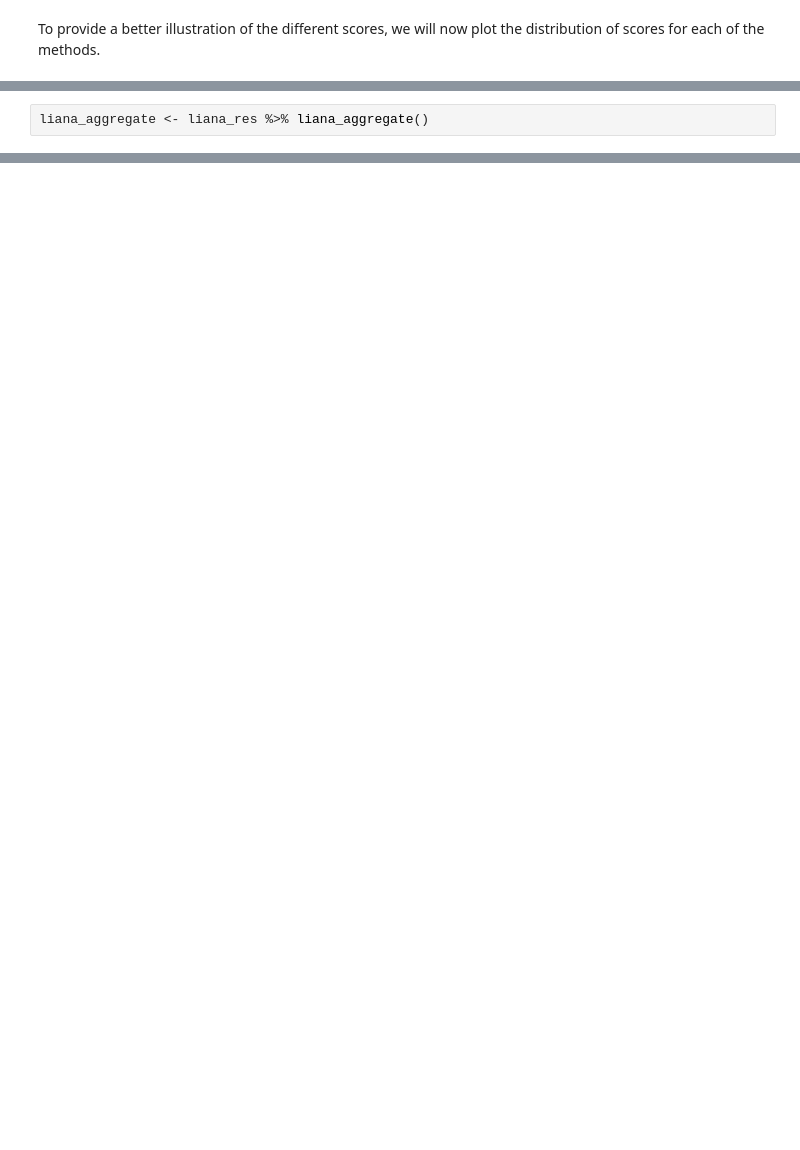
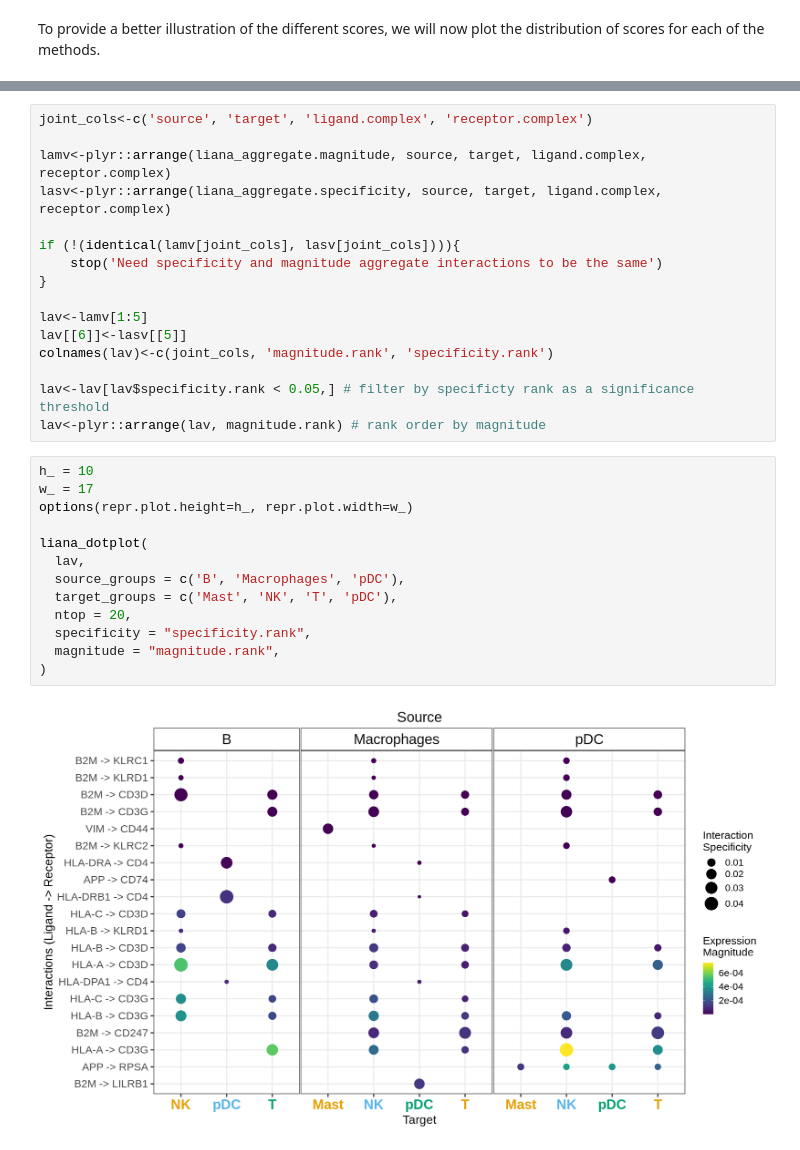
Before and after one commit to saezlab/ccc_protocols, a Jupyter notebook: notebooks/ccc_R/02-Infer-Communication-Scores.ipynb, the cells around one changed output, grey strips where cells are left out. Cells and saved outputs as stored; diff of their text form; blank space fills up the shorter version.

```diff
--- a/notebooks/ccc_R/02-Infer-Communication-Scores.ipynb
+++ b/notebooks/ccc_R/02-Infer-Communication-Scores.ipynb
@@ -314,2 +353,0 @@ where we take the minimum probability `ρ` for each interaction across the score
-# %%
-liana_aggregate <- liana_res %>% liana_aggregate()
@@ -327,0 +360,31 @@ Aggregating Ranks
+# %%
+joint_cols<-c('source', 'target', 'ligand.complex', 'receptor.complex')
+
+lamv<-plyr::arrange(liana_aggregate.magnitude, source, target, ligand.complex, receptor.complex)
+lasv<-plyr::arrange(liana_aggregate.specificity, source, target, ligand.complex, receptor.complex)
+
+if (!(identical(lamv[joint_cols], lasv[joint_cols]))){
+    stop('Need specificity and magnitude aggregate interactions to be the same')
+}
+
+lav<-lamv[1:5]
+lav[[6]]<-lasv[[5]]
+colnames(lav)<-c(joint_cols, 'magnitude.rank', 'specificity.rank')
+
+lav<-lav[lav$specificity.rank < 0.05,] # filter by specificty rank as a significance threshold
+lav<-plyr::arrange(lav, magnitude.rank) # rank order by magnitude
+# %%
+h_ = 10
+w_ = 17
+options(repr.plot.height=h_, repr.plot.width=w_)
+
+liana_dotplot(
+  lav,
+  source_groups = c('B', 'Macrophages', 'pDC'),
+  target_groups = c('Mast', 'NK', 'T', 'pDC'),
+  ntop = 20,
+  specificity = "specificity.rank",
+  magnitude = "magnitude.rank",
+)
+# %% [output]
+[figure, added]
```
Also changed, not shown: parts of 46 cells of this notebook, 1 other file.
